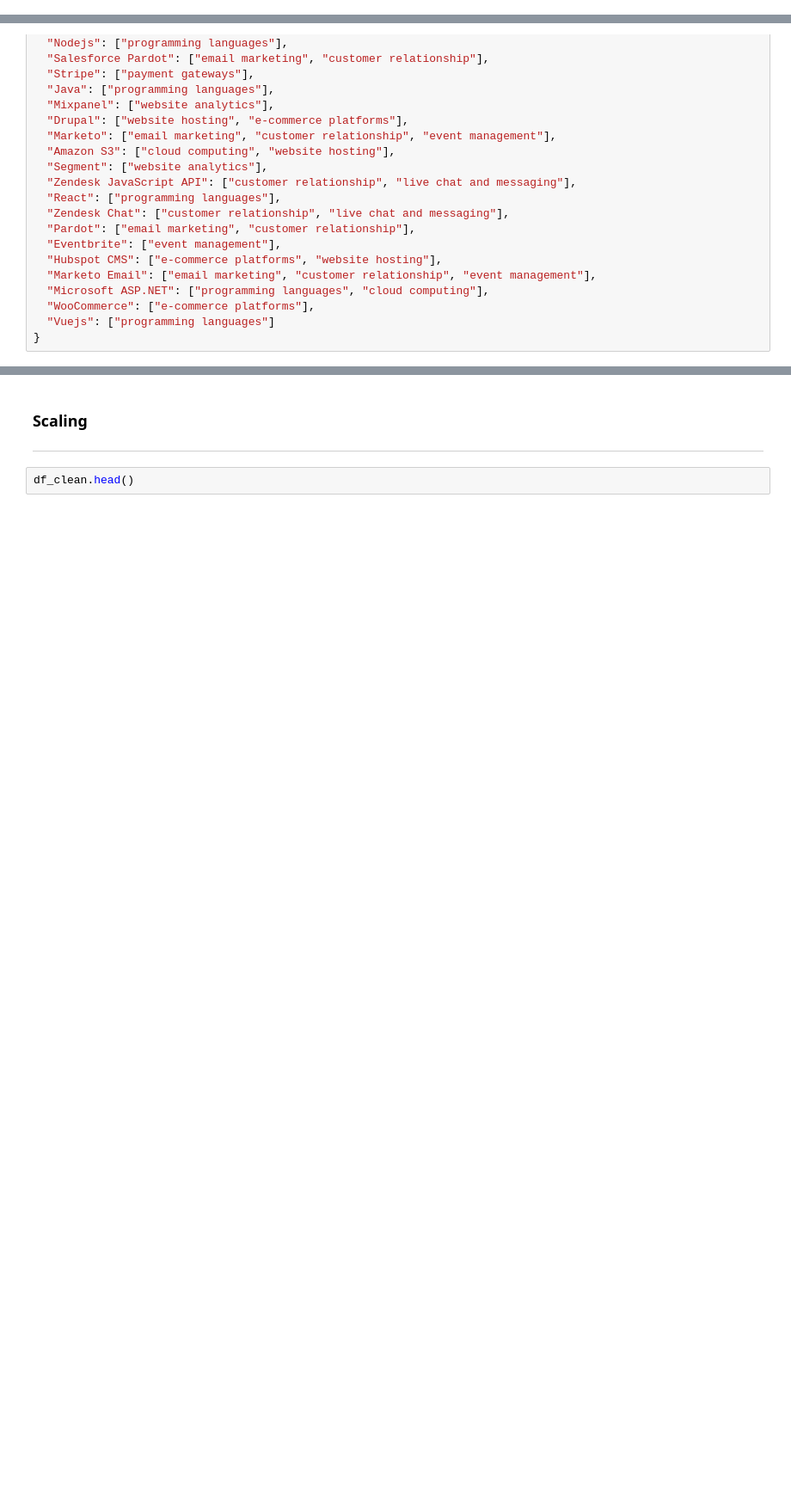
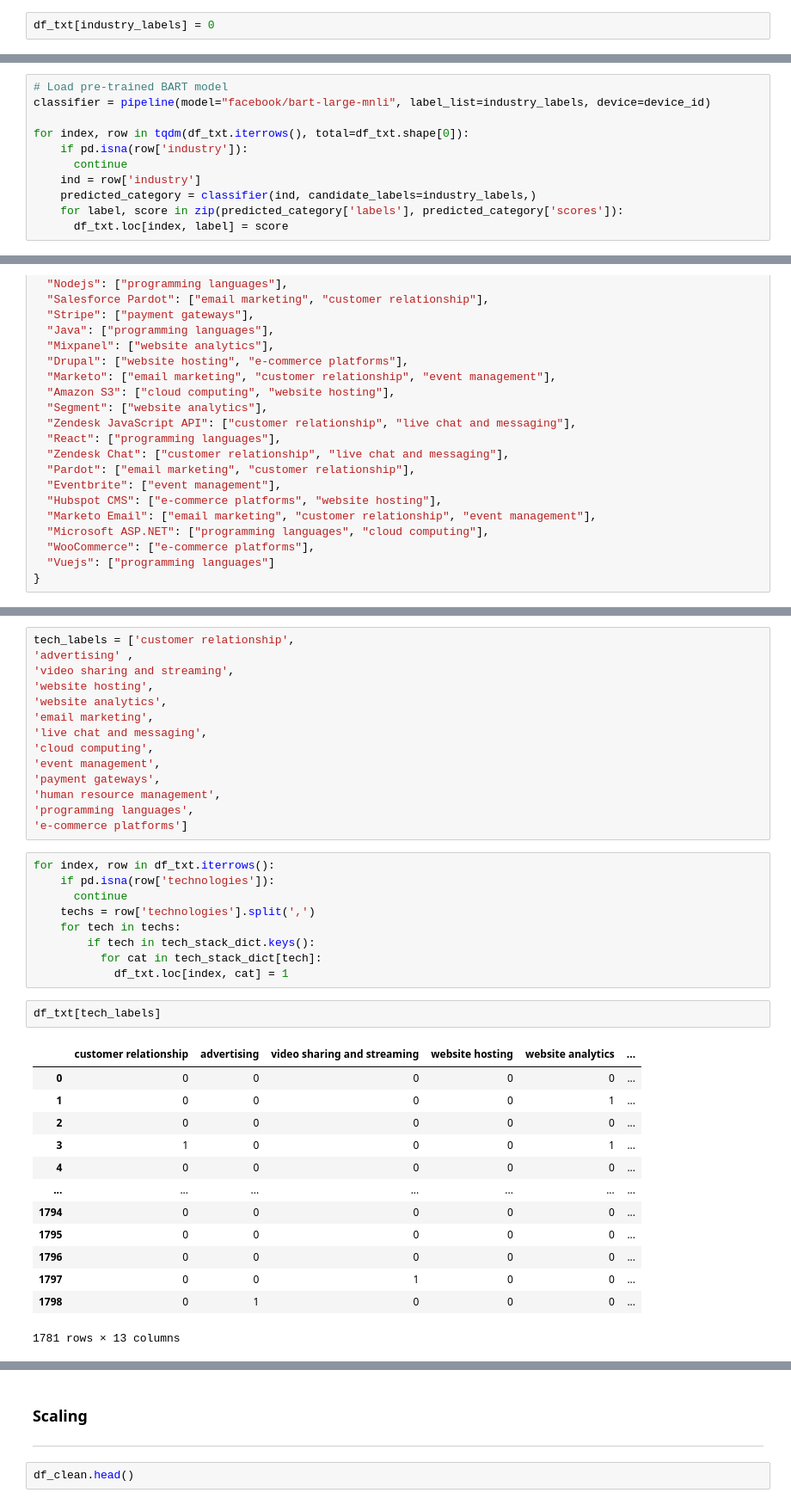
Before and after one commit to cvillela/amplemarket_challenge, a Jupyter notebook: challenge.ipynb, the cells around one changed output, grey strips where cells are left out. Shown at 86% size. Cells and saved outputs as stored; diff of their text form; blank space fills up the shorter version.

```diff
--- a/challenge.ipynb
+++ b/challenge.ipynb
@@ -732,3 +840,5 @@ industry_labels = [
 len(industry_labels)
 # %% [output]
 16
+# %%
+df_txt[industry_labels] = 0
@@ -734,0 +860,11 @@ len(industry_labels)
+# %%
+# Load pre-trained BART model
+classifier = pipeline(model="facebook/bart-large-mnli", label_list=industry_labels, device=device_id)
+
+for index, row in tqdm(df_txt.iterrows(), total=df_txt.shape[0]):
+    if pd.isna(row['industry']):
+      continue
+    ind = row['industry']
+    predicted_category = classifier(ind, candidate_labels=industry_labels,)
+    for label, score in zip(predicted_category['labels'], predicted_category['scores']):
+      df_txt.loc[index, label] = score
@@ -878,0 +1014,39 @@ email marketing  :  0.050433557480573654
+# %%
+tech_labels = ['customer relationship',
+'advertising' ,
+'video sharing and streaming',
+'website hosting',
+'website analytics',
+'email marketing',
+'live chat and messaging',
+'cloud computing',
+'event management',
+'payment gateways',
+'human resource management',
+'programming languages',
+'e-commerce platforms']
+# %%
+for index, row in df_txt.iterrows():
+    if pd.isna(row['technologies']):
+      continue
+    techs = row['technologies'].split(',')
+    for tech in techs:
+        if tech in tech_stack_dict.keys():
+          for cat in tech_stack_dict[tech]:
+            df_txt.loc[index, cat] = 1
+# %%
+df_txt[tech_labels]
+# %% [output]
+|  | customer relationship | advertising | video sharing and streaming | website hosting | website analytics | ... |
+| 0 | 0 | 0 | 0 | 0 | 0 | ... |
+| 1 | 0 | 0 | 0 | 0 | 1 | ... |
+| 2 | 0 | 0 | 0 | 0 | 0 | ... |
+| 3 | 1 | 0 | 0 | 0 | 1 | ... |
+| 4 | 0 | 0 | 0 | 0 | 0 | ... |
+| ... | ... | ... | ... | ... | ... | ... |
+| 1794 | 0 | 0 | 0 | 0 | 0 | ... |
+| 1795 | 0 | 0 | 0 | 0 | 0 | ... |
+| 1796 | 0 | 0 | 0 | 0 | 0 | ... |
+| 1797 | 0 | 0 | 1 | 0 | 0 | ... |
+| 1798 | 0 | 1 | 0 | 0 | 0 | ... |
+1781 rows × 13 columns
```
Also changed, not shown: parts of 26 cells of this notebook.
